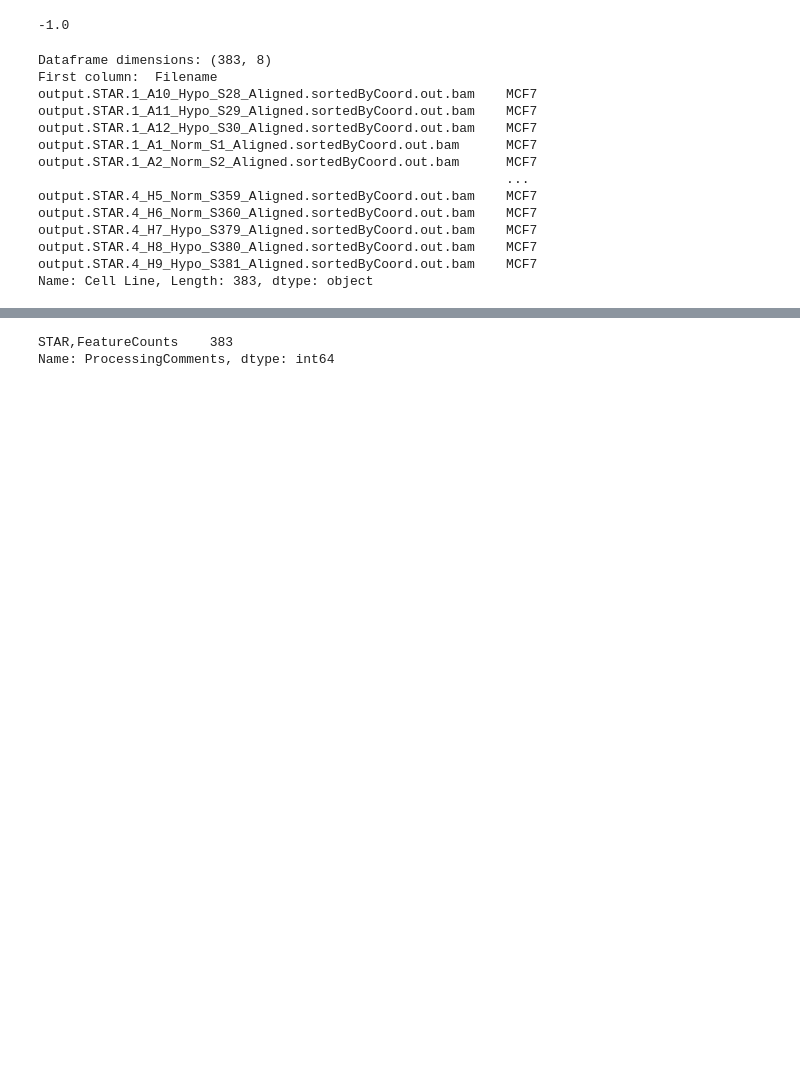
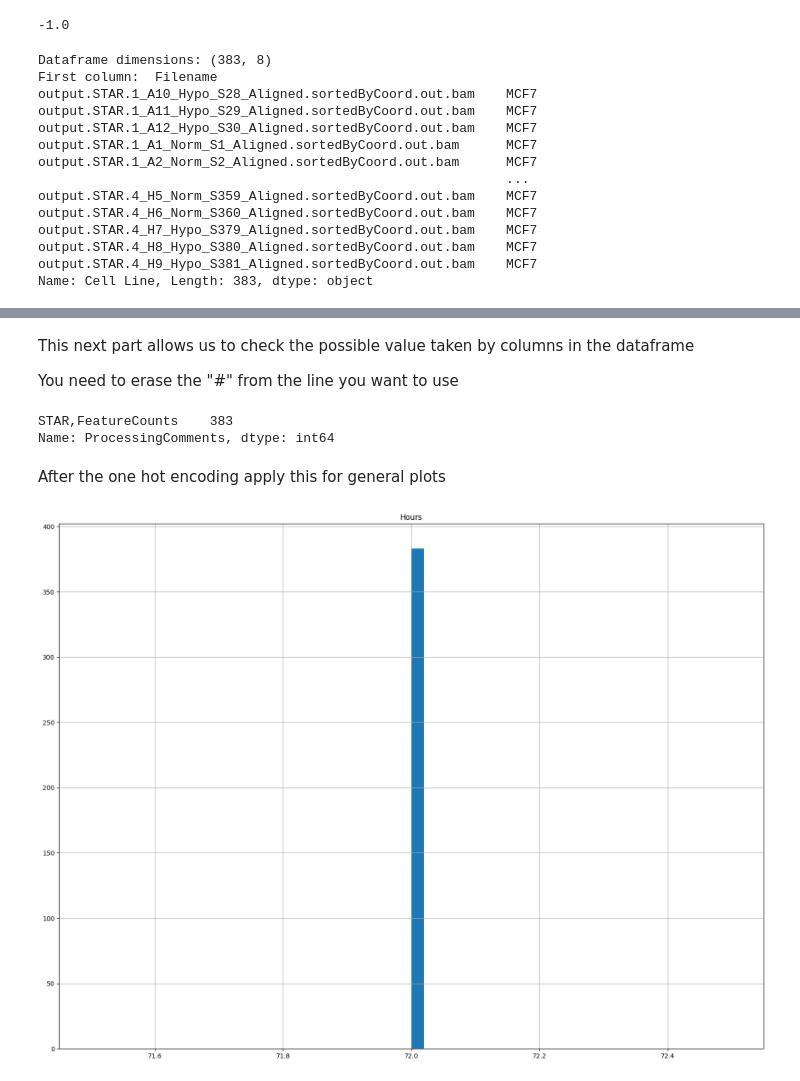
Before and after one commit to fcantatore/BAIology, a Jupyter notebook: code.ipynb, the cells around one changed output, grey strips where cells are left out. Drawn from its saved outputs; the diff is of its cells as text; code cells hidden in the pictures; blank space fills up the shorter version.

Commit message:
Plots and Markdowns

```diff
--- a/code.ipynb
+++ b/code.ipynb
@@ -38,6 +38,10 @@ df_meta.head(5)
 | output.STAR.1_A12_Hypo_S30_Aligne... | MCF7 | output.STAR.1 | A12 | Hypo | 72 | S30 | Aligned.sortedByCoord.out.bam | STAR,FeatureCounts |
 | output.STAR.1_A1_Norm_S1_Aligned.... | MCF7 | output.STAR.1 | A1 | Norm | 72 | S1 | Aligned.sortedByCoord.out.bam | STAR,FeatureCounts |
 | output.STAR.1_A2_Norm_S2_Aligned.... | MCF7 | output.STAR.1 | A2 | Norm | 72 | S2 | Aligned.sortedByCoord.out.bam | STAR,FeatureCounts |
+# %% [markdown]
+This next part allows us to check the possible value taken by columns in the dataframe
+
+You need to erase the "#" from the line you want to use
 # %%
 #df_meta["Cell Line"].value_counts()
 #Always MCF7
@@ -65,3 +69,10 @@ df_meta.head(5)
 # %% [output]
 STAR,FeatureCounts    383
 Name: ProcessingComments, dtype: int64
+# %% [markdown]
+After the one hot encoding apply this for general plots
+# %%
+df_meta.hist(bins=50, figsize=(20,15))
+plt.show()
+# %% [output]
+[figure, added]
```
